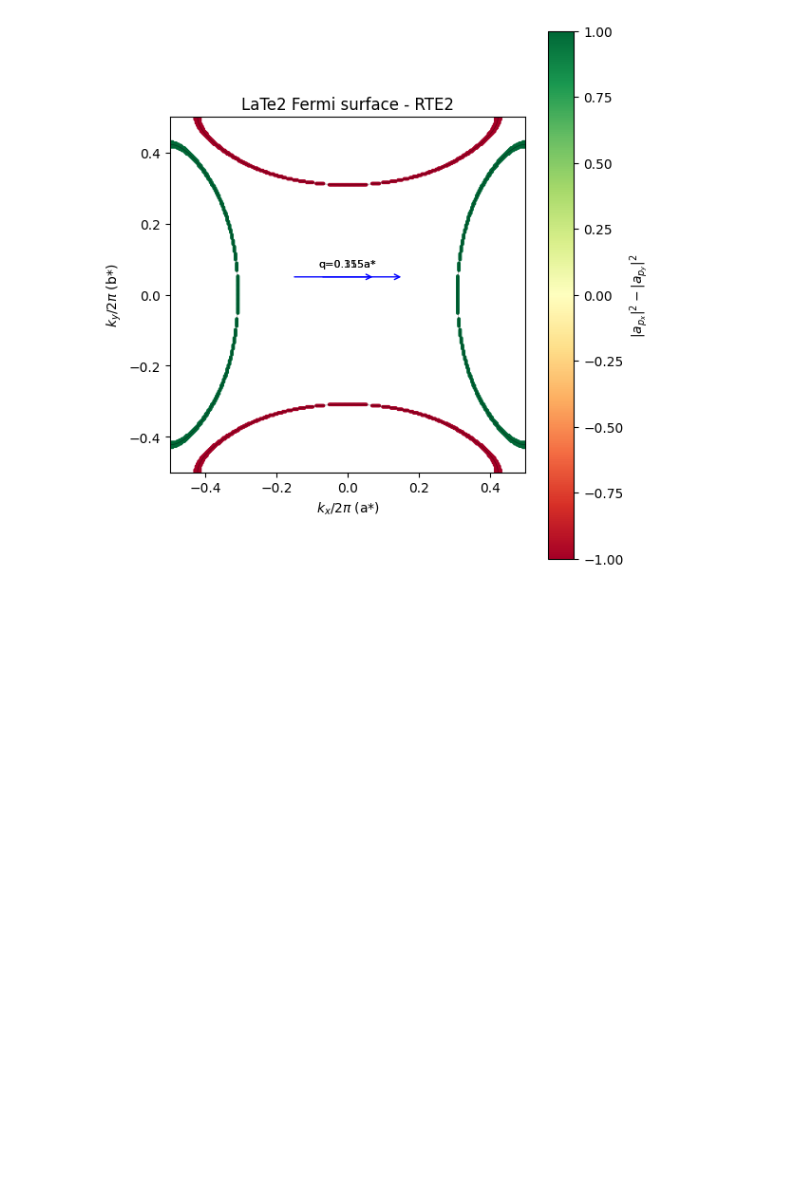
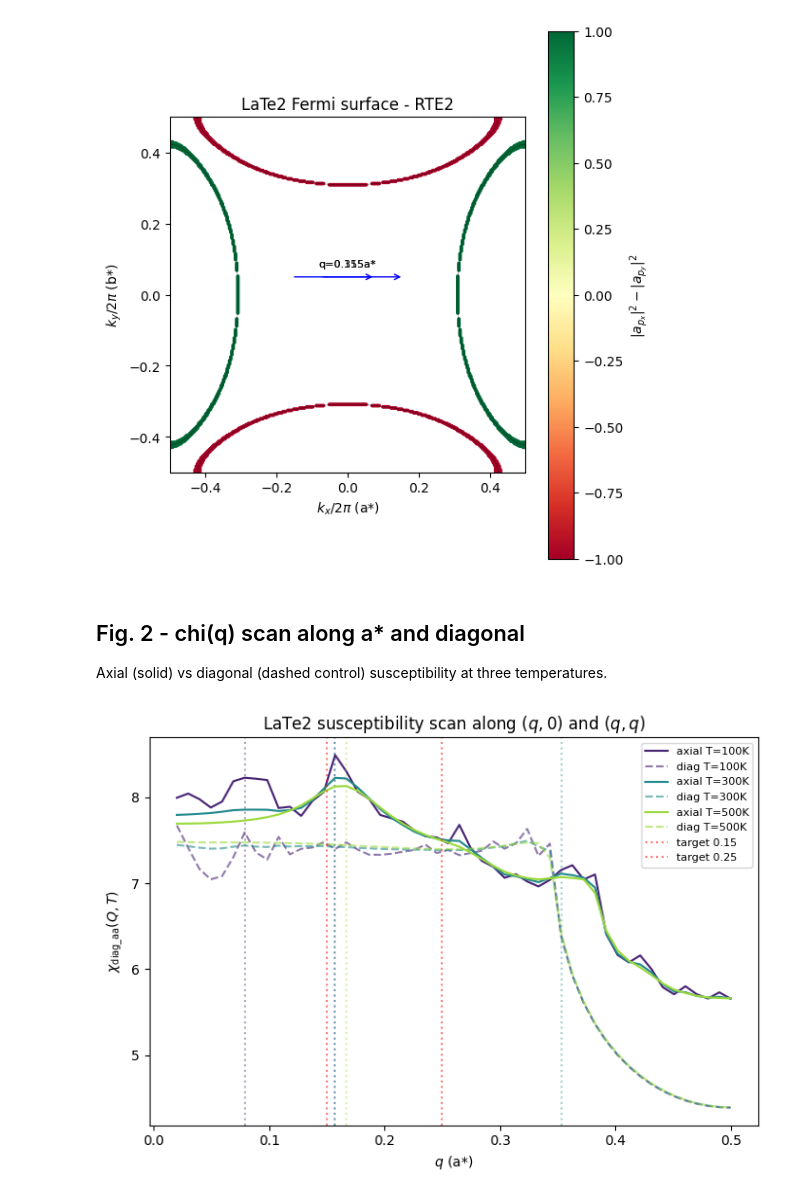
Before and after one commit to yingjerkao/TEM_toolkit, a Jupyter notebook: rte2_cdw_walkthrough.ipynb, the cells around one changed output. Drawn from its saved outputs; the diff is of its cells as text; code cells hidden in the pictures; blank space fills up the shorter version.

Commit message:
Notebook Fig 2: LaTe2 chi(q) axial vs diagonal at multiple T
Co-Authored-By: Claude Sonnet 4.6 <noreply@anthropic.com>

```diff
--- a/rte2_cdw_walkthrough.ipynb
+++ b/rte2_cdw_walkthrough.ipynb
@@ -79,3 +79,31 @@ fig = plot_fig1_late2(material, nk=300, savepath=OUTDIR / 'fig1_fermi_surface.pn
 plt.show()
 # %% [output]
 [figure]
+# %% [markdown]
+## Fig. 2 - chi(q) scan along a* and diagonal
+Axial (solid) vs diagonal (dashed control) susceptibility at three temperatures.
+# %%
+temps_K = [100, 300, 500]
+temps_eV = [T * 8.617e-5 for T in temps_K]
+
+fig, ax = plt.subplots(figsize=(7, 5))
+colors = plt.cm.viridis(np.linspace(0.1, 0.85, len(temps_eV)))
+for T_eV, T_K, c in zip(temps_eV, temps_K, colors):
+    result = material.find_Q0(T=T_eV, nk_bz=100, nk_q=50)
+    q_astar = result.q_grid / TWO_PI
+    ax.plot(q_astar, result.chi_axial, '-', color=c, label=f'axial T={T_K}K')
+    ax.plot(q_astar, result.chi_diagonal, '--', color=c, alpha=0.6, label=f'diag T={T_K}K')
+    for qx, _ in result.peaks:
+        ax.axvline(qx / TWO_PI, color=c, ls=':', alpha=0.4)
+
+ax.axvline(0.15, color='r', ls=':', alpha=0.5, label='target 0.15')
+ax.axvline(0.25, color='r', ls=':', alpha=0.5, label='target 0.25')
+ax.set_xlabel(r'$q$ (a*)')
+ax.set_ylabel(r'$\chi_{\rm diag\_aa}(Q, T)$')
+ax.set_title(r'LaTe2 susceptibility scan along $(q, 0)$ and $(q, q)$')
+ax.legend(fontsize=8)
+fig.tight_layout()
+fig.savefig(OUTDIR / 'fig2_chi_scan.png', dpi=150)
+plt.show()
+# %% [output]
+[figure, added]
```
Also changed, not shown: 1 other file.
